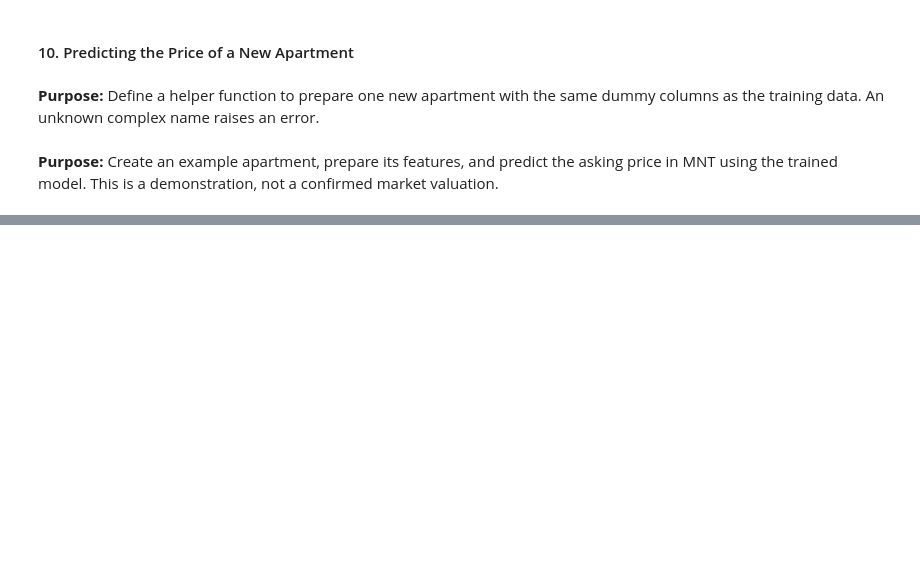
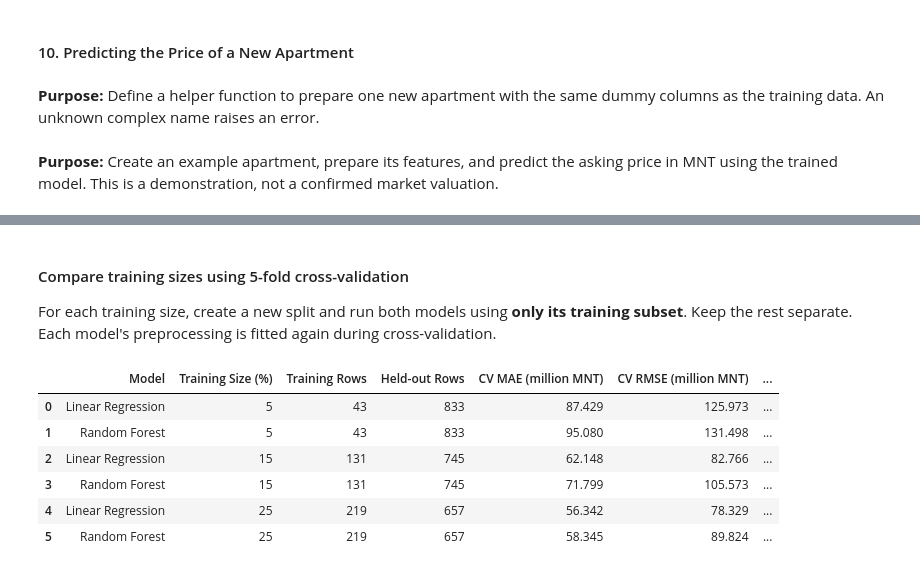
Before and after one commit to 2026328-Dashzeveg-Purevtogtokh/Machine-Learning-Sep26, a Jupyter notebook: CA1-ML-Apartment-Price-Prediction/notebooks/2026328_Machine_Learning_CA1_V2.ipynb, the cells around one changed output, grey strips where cells are left out. Saved outputs shown, nothing was run; the diff lists cells and outputs as text; code cells hidden in the pictures; blank space fills up the shorter version.

```diff
--- a/CA1-ML-Apartment-Price-Prediction/notebooks/2026328_Machine_Learning_CA1_V2.ipynb
+++ b/CA1-ML-Apartment-Price-Prediction/notebooks/2026328_Machine_Learning_CA1_V2.ipynb
@@ -1466,0 +1593,54 @@ Predicted price: 365,686,900 MNT
+# %% [markdown]
+#### Compare training sizes using 5-fold cross-validation
+For each training size, create a new split and run both models using **only its training subset**. Keep the rest separate. Each model's preprocessing is fitted again during cross-validation.
+# %%
+training_sizes = [0.05, 0.15, 0.25]
+split_results = []
+
+for train_size in training_sizes:
+    # Use the specified fraction for training, and hold back the rest.
+    X_small_train, X_small_test, y_small_train, y_small_test = train_test_split(
+        X_experiment, y_experiment, train_size=train_size, random_state=42
+    )
+
+    for model_name, estimator in models_cv.items():
+        pipeline = Pipeline(
+            [("preprocessing", clone(preprocessor_cv)), ("model", clone(estimator))]
+        )
+        # The cross-validation uses the training records only.
+        scores = cross_validate(
+            pipeline,
+            X_small_train,
+            y_small_train,
+            cv=kf_cv,
+            scoring={
+                "mae": "neg_mean_absolute_error",
+                "rmse": "neg_root_mean_squared_error",
+                "r2": "r2",
+            },
+            return_train_score=True,
+        )
+
+        split_results.append(
+            {
+                "Model": model_name,
+                "Training Size (%)": int(train_size * 100),
+                "Training Rows": len(X_small_train),
+                "Held-out Rows": len(X_small_test),
+                "CV MAE (million MNT)": -scores["test_mae"].mean() / 1e6,
+                "CV RMSE (million MNT)": -scores["test_rmse"].mean() / 1e6,
+                "CV R²": scores["test_r2"].mean(),
+                "Training R²": scores["train_r2"].mean(),
+            }
+        )
+
+split_results_df = pd.DataFrame(split_results)
+display(split_results_df.round(3))
+# %% [output]
+|  | Model | Training Size (%) | Training Rows | Held-out Rows | CV MAE (million MNT) | CV RMSE (million MNT) | ... |
+| 0 | Linear Regression | 5 | 43 | 833 | 87.429 | 125.973 | ... |
+| 1 | Random Forest | 5 | 43 | 833 | 95.080 | 131.498 | ... |
+| 2 | Linear Regression | 15 | 131 | 745 | 62.148 | 82.766 | ... |
+| 3 | Random Forest | 15 | 131 | 745 | 71.799 | 105.573 | ... |
+| 4 | Linear Regression | 25 | 219 | 657 | 56.342 | 78.329 | ... |
+| 5 | Random Forest | 25 | 219 | 657 | 58.345 | 89.824 | ... |
```
Also changed, not shown: parts of 15 cells of this notebook.
